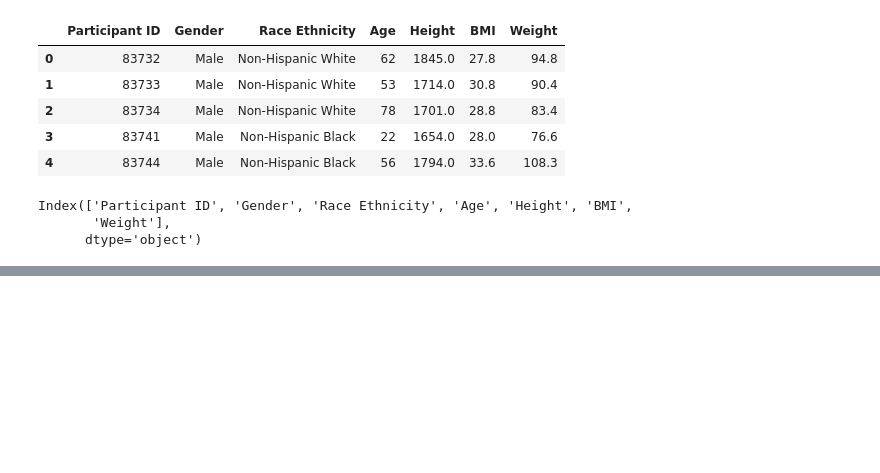
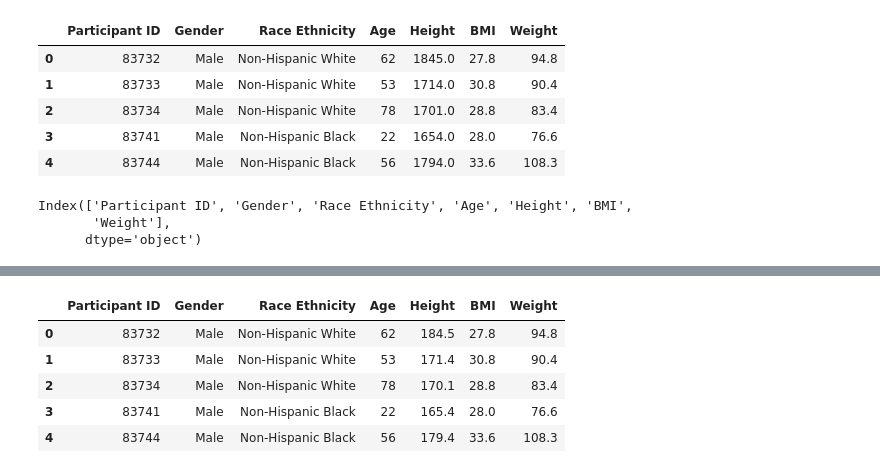
Before and after one commit to maliha-crypto/emptyrepository, a Jupyter notebook: Maliha_Rahman_DSRP.ipynb, the cells around one changed output, grey strips where cells are left out. Cells and saved outputs as stored; diff of their text form; code cells hidden in the pictures; blank space fills up the shorter version.

```diff
--- a/Maliha_Rahman_DSRP.ipynb
+++ b/Maliha_Rahman_DSRP.ipynb
@@ -125,0 +195,3 @@ Index(['Participant ID', 'Gender', 'Race Ethnicity', 'Age', 'Height', 'BMI',
+# %%
+df["Height"] = df["Height"] * 10
+df.head()
@@ -125,0 +218,2 @@ Index(['Participant ID', 'Gender', 'Race Ethnicity', 'Age', 'Height', 'BMI',
+# %%
+df["Height"] = df["Height"] / 10
@@ -125,0 +245,9 @@ Index(['Participant ID', 'Gender', 'Race Ethnicity', 'Age', 'Height', 'BMI',
+# %%
+df.head()
+# %% [output]
+|  | Participant ID | Gender | Race Ethnicity | Age | Height | BMI | Weight |
+| 0 | 83732 | Male | Non-Hispanic White | 62 | 184.5 | 27.8 | 94.8 |
+| 1 | 83733 | Male | Non-Hispanic White | 53 | 171.4 | 30.8 | 90.4 |
+| 2 | 83734 | Male | Non-Hispanic White | 78 | 170.1 | 28.8 | 83.4 |
+| 3 | 83741 | Male | Non-Hispanic Black | 22 | 165.4 | 28.0 | 76.6 |
+| 4 | 83744 | Male | Non-Hispanic Black | 56 | 179.4 | 33.6 | 108.3 |
```
Also changed, not shown: parts of 11 cells of this notebook.
